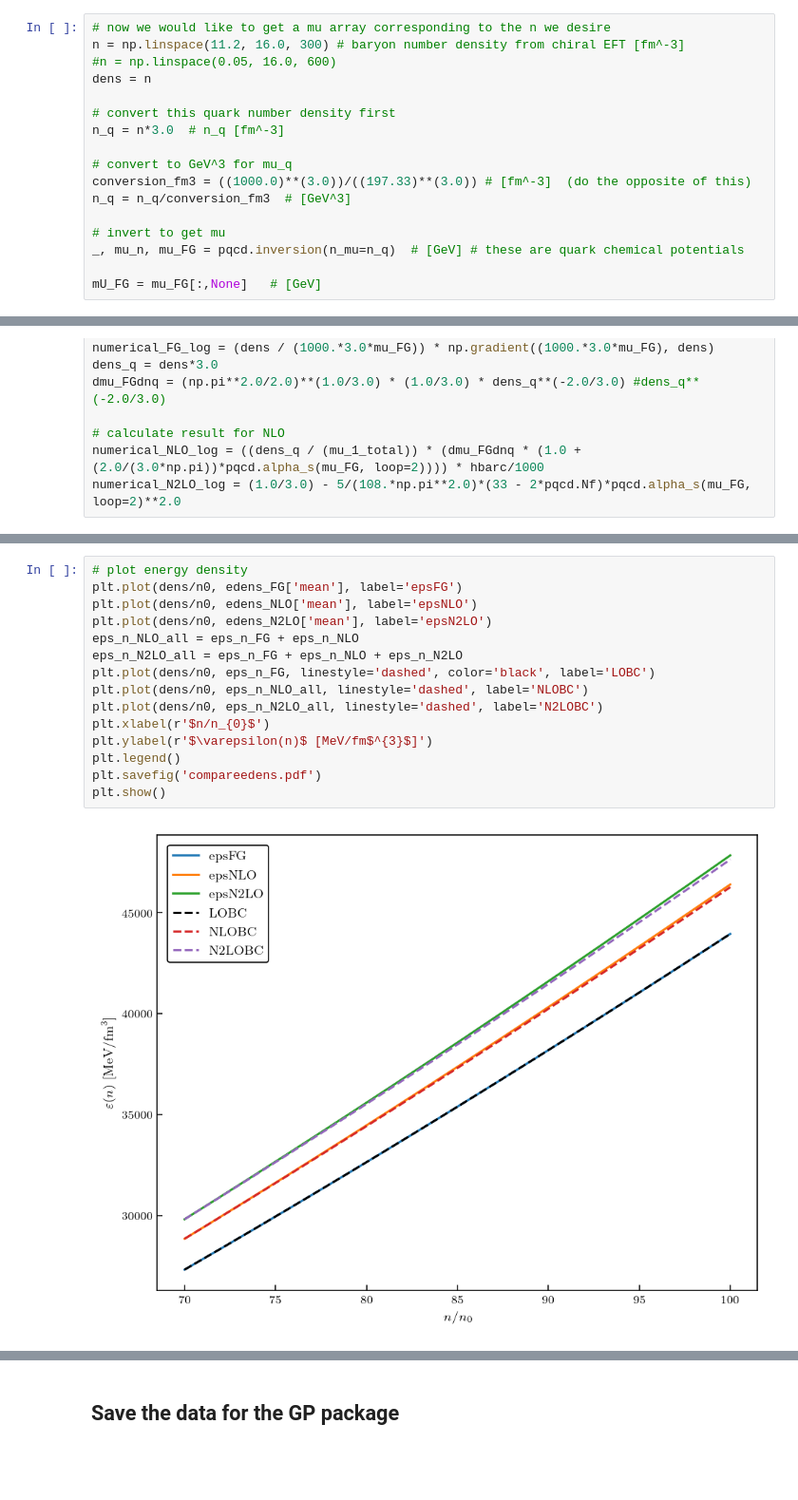
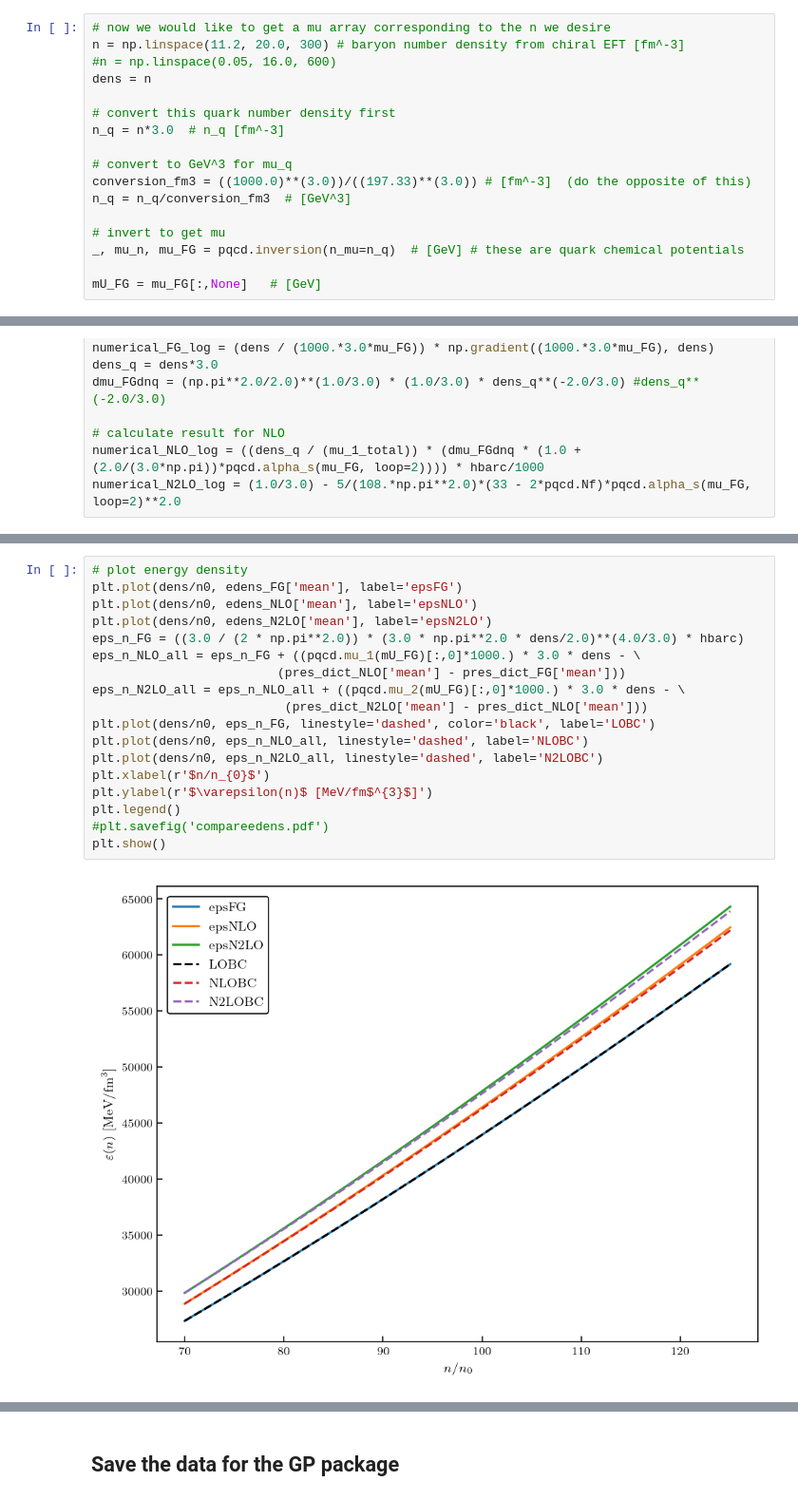
Before and after one commit to asemposki/neutron-rich-bmm, a Jupyter notebook: Gorda_pQCD_gsum.ipynb, the cells around one changed output, grey strips where cells are left out. Shown at 95% size. Cells and saved outputs as stored; diff of their text form; blank space fills up the shorter version.

```diff
--- a/Gorda_pQCD_gsum.ipynb
+++ b/Gorda_pQCD_gsum.ipynb
@@ -425,7 +425,7 @@ plt.legend()
 ### setting up training points first
 # %%
 # now we would like to get a mu array corresponding to the n we desire
-n = np.linspace(11.2, 16.0, 300) # baryon number density from chiral EFT [fm^-3]
+n = np.linspace(11.2, 20.0, 300) # baryon number density from chiral EFT [fm^-3]
 #n = np.linspace(0.05, 16.0, 600)
 dens = n
 
@@ -1210,17 +1025,20 @@ N2LO endpoint 0.3246712721277588
 # %%
 # plot energy density
 plt.plot(dens/n0, edens_FG['mean'], label='epsFG')
 plt.plot(dens/n0, edens_NLO['mean'], label='epsNLO')
 plt.plot(dens/n0, edens_N2LO['mean'], label='epsN2LO')
-eps_n_NLO_all = eps_n_FG + eps_n_NLO
-eps_n_N2LO_all = eps_n_FG + eps_n_NLO + eps_n_N2LO
+eps_n_FG = ((3.0 / (2 * np.pi**2.0)) * (3.0 * np.pi**2.0 * dens/2.0)**(4.0/3.0) * hbarc)
+eps_n_NLO_all = eps_n_FG + ((pqcd.mu_1(mU_FG)[:,0]*1000.) * 3.0 * dens - \
+                         (pres_dict_NLO['mean'] - pres_dict_FG['mean']))
+eps_n_N2LO_all = eps_n_NLO_all + ((pqcd.mu_2(mU_FG)[:,0]*1000.) * 3.0 * dens - \
+                          (pres_dict_N2LO['mean'] - pres_dict_NLO['mean']))
 plt.plot(dens/n0, eps_n_FG, linestyle='dashed', color='black', label='LOBC')
 plt.plot(dens/n0, eps_n_NLO_all, linestyle='dashed', label='NLOBC')
 plt.plot(dens/n0, eps_n_N2LO_all, linestyle='dashed', label='N2LOBC')
 plt.xlabel(r'$n/n_{0}$')
 plt.ylabel(r'$\varepsilon(n)$ [MeV/fm$^{3}$]')
 plt.legend()
-plt.savefig('compareedens.pdf')
+#plt.savefig('compareedens.pdf')
 plt.show()
 # %% [output]
-[figure, old version]
+[figure, new version]
```
Also changed, not shown: parts of 27 cells of this notebook, 1 other file.
